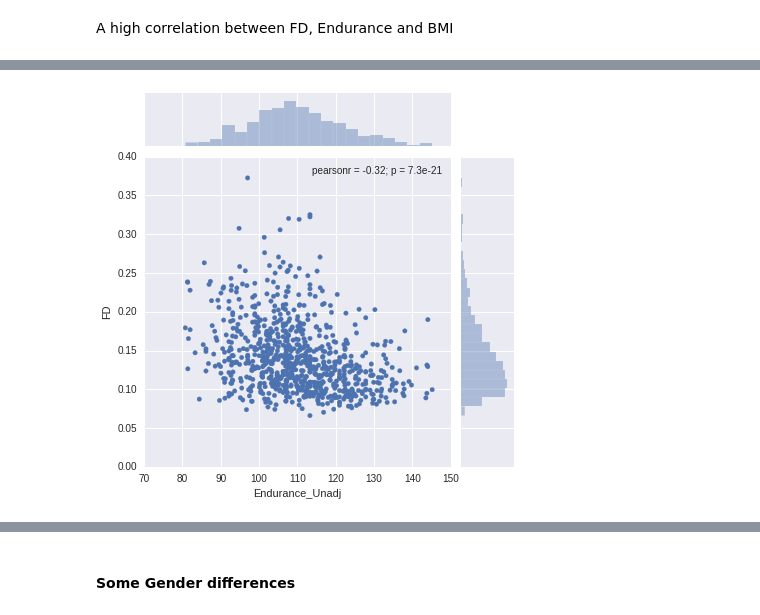
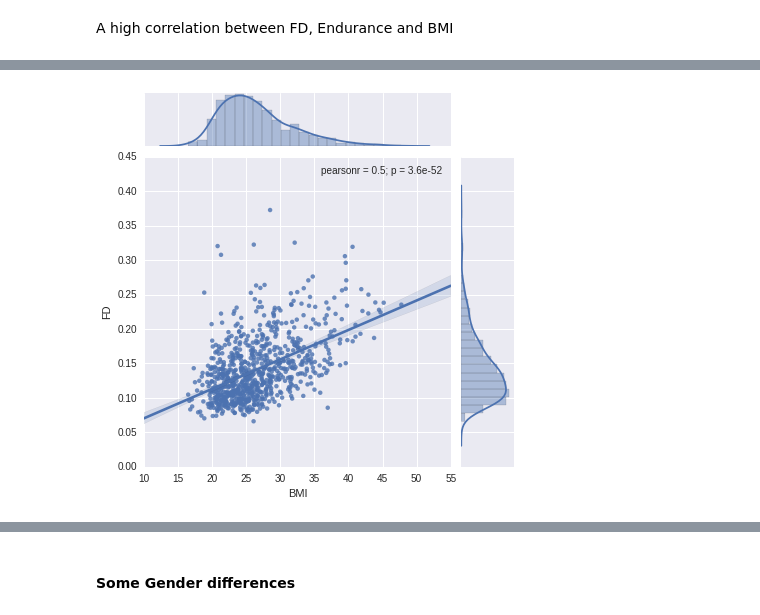
Before and after one commit to SIMEXP/hcp, a Jupyter notebook: HCP_pheno-corr_sensory-motor.ipynb, the cells around one changed output, grey strips where cells are left out. Drawn from its saved outputs; the diff is of its cells as text; code cells hidden in the pictures.

Commit message:
update figures

```diff
--- a/HCP_pheno-corr_sensory-motor.ipynb
+++ b/HCP_pheno-corr_sensory-motor.ipynb
@@ -67,3 +67,6 @@ sns.heatmap(corr, cmap=cmap,vmax=0.8,
 #### The most correlated pheno
 # %% [markdown]
 A high correlation between FD, Endurance and BMI
+# %%
+sns.set(color_codes=True)
+sns.jointplot(x="Endurance_Unadj", y="FD", data=data_subset,kind='reg');
@@ -70,4 +75,4 @@ A high correlation between FD, Endurance and BMI
 # %%
-sns.jointplot(x="Endurance_Unadj", y="FD", data=data_subset);
+sns.jointplot(x="BMI", y="FD", data=data_subset,kind="reg");
 # %% [output]
-[figure, old version]
+[figure, new version]
```
Also changed, not shown: parts of 9 cells of this notebook.
